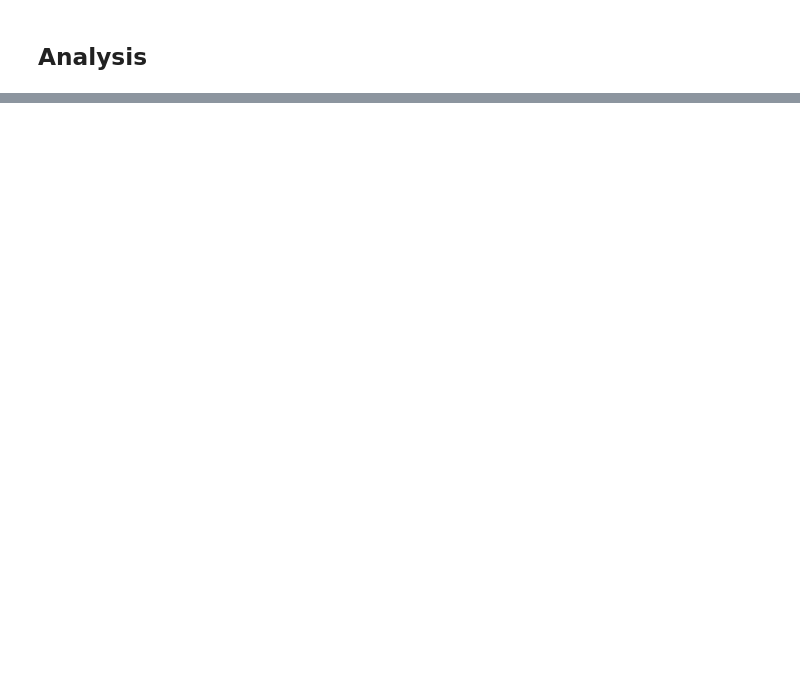
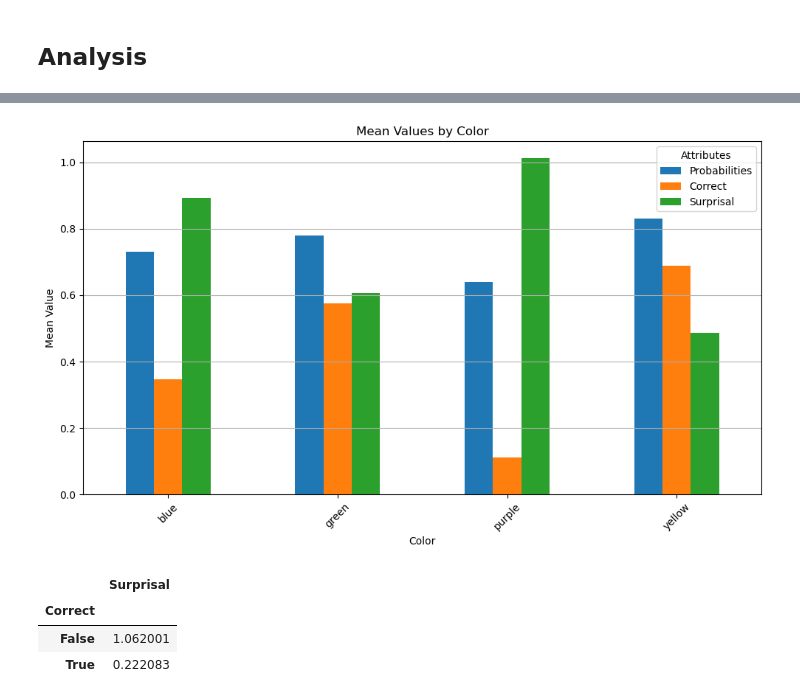
Before and after one commit to e2wang/gpt-connections, a Jupyter notebook: analysis.ipynb, the cells around one changed output, grey strips where cells are left out. Drawn from its saved outputs; the diff is of its cells as text; code cells hidden in the pictures; blank space fills up the shorter version.

```diff
--- a/analysis.ipynb
+++ b/analysis.ipynb
@@ -79,0 +205,4 @@ prompts_df.head()
+# %%
+# Load pre-trained gpt2 model
+tokenizer = AutoTokenizer.from_pretrained("gpt2")
+gpt2 = transformers.AutoModelForCausalLM.from_pretrained("gpt2")  # Load the model
@@ -227,0 +321,5 @@ merged.head()
+# %%
+# Filter out repeats and get difficulty results
+merged_filtered = merged[merged['Repeat'] == False]
+grouped_norepeat = merged_filtered.groupby('Color').mean()[['Probabilities', 'Correct', 'Surprisal']]
+grouped_norepeat
@@ -227,0 +333,22 @@ merged.head()
+# %%
+# Plotting the bar chart
+grouped_norepeat.plot(kind='bar', figsize=(10, 6))
+plt.title('Mean Values by Color')
+plt.xlabel('Color')
+plt.ylabel('Mean Value')
+plt.xticks(rotation=45)
+plt.grid(axis='y')
+plt.legend(title='Attributes')
+plt.tight_layout()
+plt.show()
+# %% [output]
+[figure, added]
+# %%
+# Group by whether GPT guessed correctly
+grouped_correct = merged.groupby('Correct').mean()[['Surprisal']]
+grouped_correct
+# %% [output]
+|  | Surprisal |
+| Correct |  |
+| False | 1.062001 |
+| True | 0.222083 |
```
Also changed, not shown: parts of 35 cells of this notebook, 1 other file.
